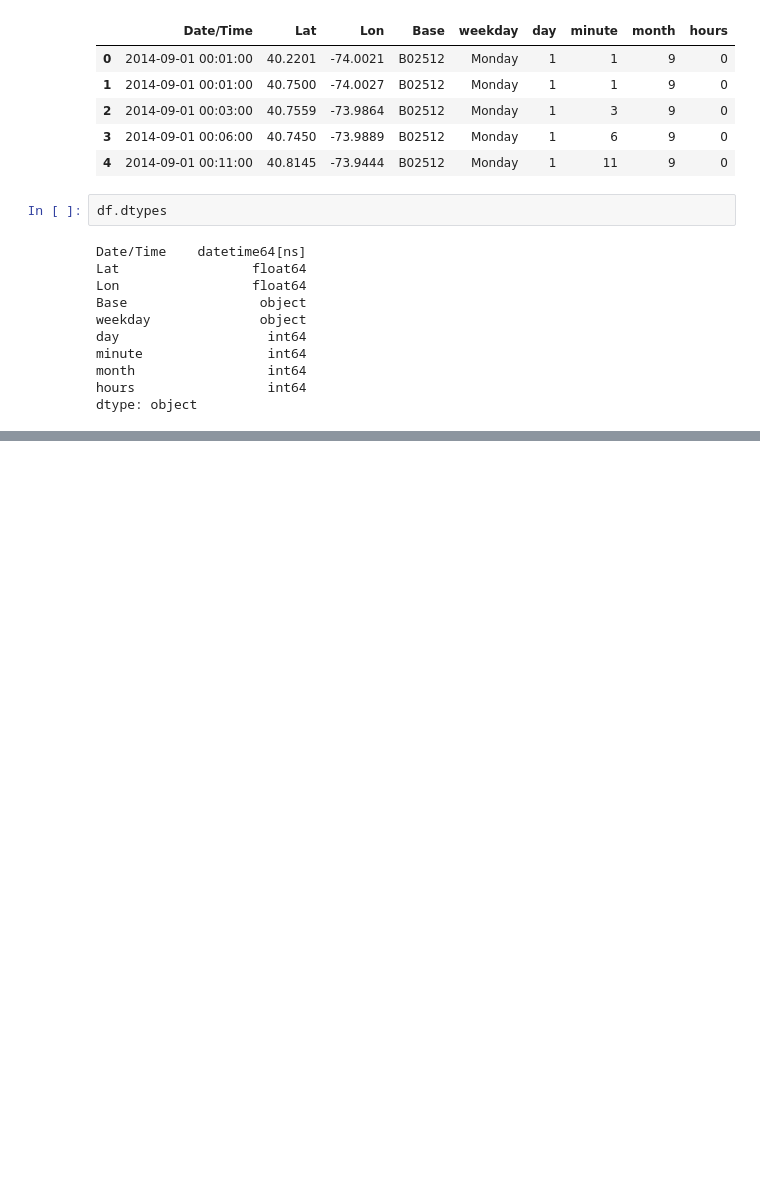
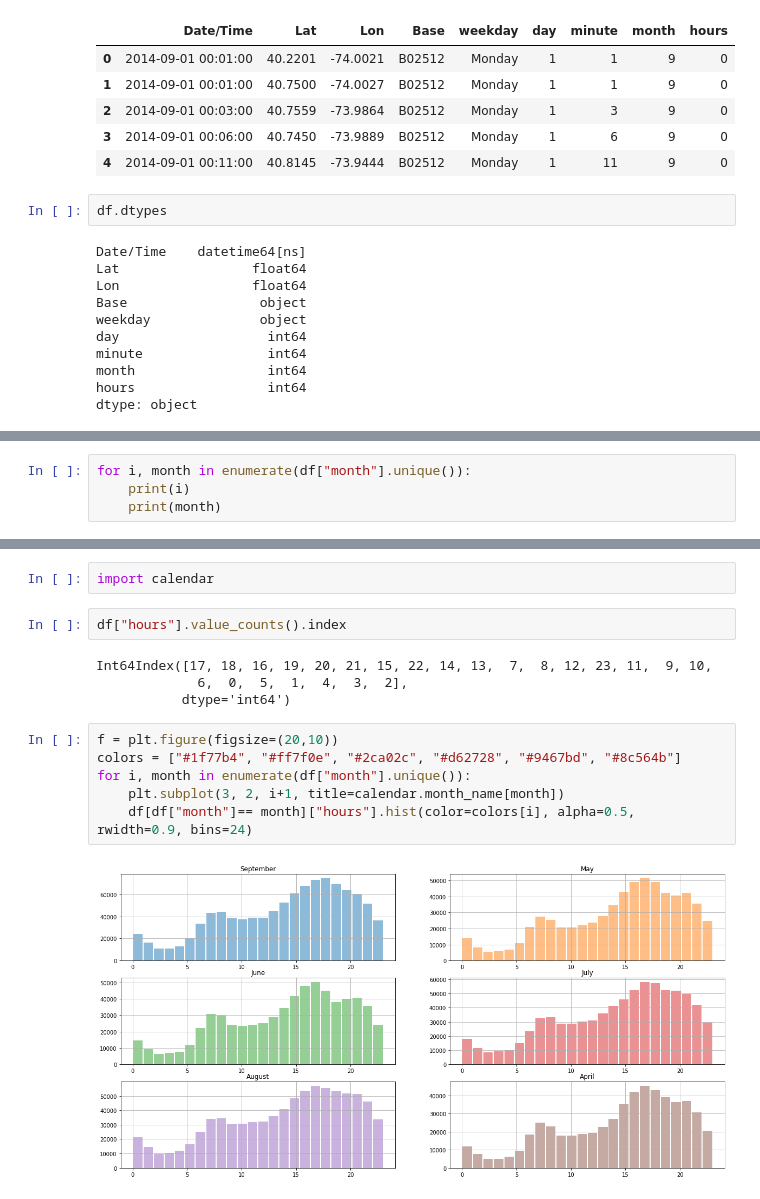
Before and after one commit to JorgeToT/Uber-Data-Analysis, a Jupyter notebook: Analysis.ipynb, the cells around one changed output, grey strips where cells are left out. Drawn from its saved outputs; the diff is of its cells as text; blank space fills up the shorter version.

```diff
--- a/Analysis.ipynb
+++ b/Analysis.ipynb
@@ -122,0 +155,4 @@ dtype: object
+# %%
+for i, month in enumerate(df["month"].unique()):
+    print(i)
+    print(month)
@@ -122,0 +172,16 @@ dtype: object
+# %%
+import calendar
+# %%
+df["hours"].value_counts().index
+# %% [output]
+Int64Index([17, 18, 16, 19, 20, 21, 15, 22, 14, 13,  7,  8, 12, 23, 11,  9, 10,
+             6,  0,  5,  1,  4,  3,  2],
+           dtype='int64')
+# %%
+f = plt.figure(figsize=(20,10))
+colors = ["#1f77b4", "#ff7f0e", "#2ca02c", "#d62728", "#9467bd", "#8c564b"]
+for i, month in enumerate(df["month"].unique()):
+    plt.subplot(3, 2, i+1, title=calendar.month_name[month])
+    df[df["month"]== month]["hours"].hist(color=colors[i], alpha=0.5, rwidth=0.9, bins=24)
+# %% [output]
+[figure, added]
```
Also changed, not shown: parts of 8 cells of this notebook.
